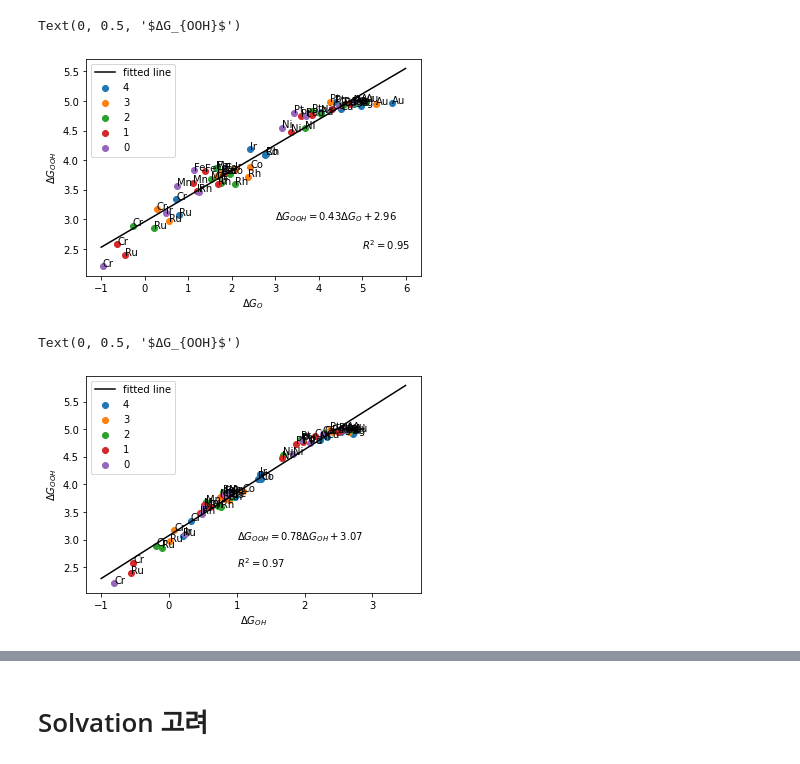
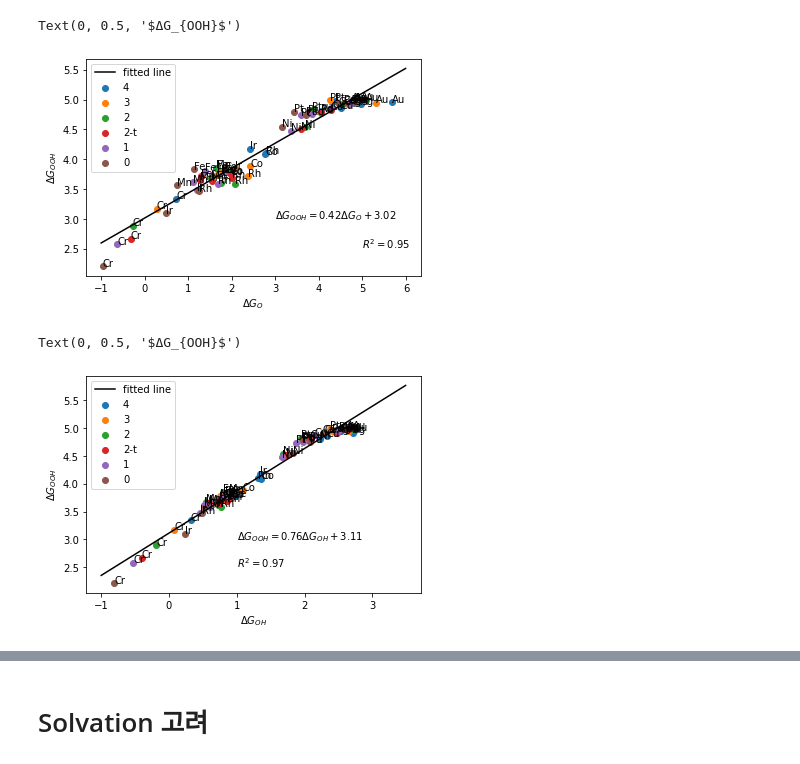
Before and after one commit to hjyang2798/CER_repository_CCEL, a Jupyter notebook: pyrollic.ipynb, the cells around one changed output, grey strips where cells are left out. Drawn from its saved outputs; the diff is of its cells as text; code cells hidden in the pictures.

```diff
--- a/pyrollic.ipynb
+++ b/pyrollic.ipynb
@@ -159,0 +148,14 @@ p5 = [p5n4,p5n3,p5n2,p5n1,p5n0]
+# %%
+p5n3=p5n3.drop(185)
+p5n3=p5n3.drop(184)
+p5n3=p5n3.drop(189)
+
+p5 = [p5n4,p5n3,p5n2,p5n2t,p5n1,p5n0]
+for i in p5 :
+    a = list(i['G_OH']-1.23)
+    b =list(i['G_O']-i['G_OH']-1.23)
+    c = list(i['G_OOH']-i['G_O']-1.23)
+    d = list(4.92-i['G_OOH']-1.23)
+
+    i['Over_OER'] = np.max([a,b,c,d],axis=0)
+p5n0
@@ -159,0 +180,10 @@ p5 = [p5n4,p5n3,p5n2,p5n1,p5n0]
+# %%
+drop_M = ['Tc','Re','Os','Mo',"W",'Ru']
+p5_drop = []
+for i in p5 :
+    for j in drop_M :
+        i = i[i['M'] != j]
+    p5_drop.append(i)
+
+
+p5_drop[1]
@@ -159,0 +205,12 @@ p5 = [p5n4,p5n3,p5n2,p5n1,p5n0]
+# %%
+for i in p5_drop :
+    print(i.values)
+    for j in i.values :
+        Gcl = j[3]
+        Go = j[4]
+        Goh = j[5]
+        Gooh = j[6]
+        name = 'pyrollic %sN$_%d$C' %(j[2],j[1])
+        print(Gcl, Go, Goh, Gooh, name)
+
+        surface_pourbaix_bar(Gcl,Goh,Go,Gooh,name)
@@ -160,6 +263,6 @@ p5 = [p5n4,p5n3,p5n2,p5n1,p5n0]
 # %%
 x_n, y_n = np.array([]), np.array([])
-for i in p5 :
+for i in p5_drop :
     plt.scatter(list(i['G_O']),list(i['G_OH']),label=list(i['#of N'])[0])
     x_n = np.append(x_n,np.array(i['G_O']))
     y_n = np.append(y_n,np.array(i['G_OH']))
@@ -168,14 +271,14 @@ for i in p5 :
     #x.append(list(i['G_O']))
     #y.append(list(i['G_Cl']))
 
-
+print(x_n)
 
 
 plt.xlabel('$ΔG_O$')
 plt.ylabel('$ΔG_{OH}$')
 
 res = stats.linregress(x_n, y_n)
-
+print(res)
 x_fit = np.arange(-1,6,0.01)
 y_fit = res.intercept + res.slope* x_fit
 
@@ -190,37 +300,37 @@ plt.legend()
 # %%
 x_n = []
 y_n = []
-for i in p5 :
+for i in p5_drop :
     plt.scatter(list(i['G_O']),list(i['G_OOH']),label=list(i['#of N'])[0])
     x_n = np.append(x_n,np.array(i['G_O']))
     y_n = np.append(y_n,np.array(i['G_OOH']))
     for j in range(len(i)) :
         plt.text(list(i['G_O'])[j],list(i['G_OOH'])[j],list(i['M'])[j])
     #x.append(list(i['G_O']))
     #y.append(list(i['G_Cl']))
 
 
 res2 = stats.linregress(x_n, y_n)
 
 x_fit = np.arange(-1,6,0.01)
 y_fit = res2.intercept + res2.slope* x_fit
 
 
 plt.plot(x_fit,y_fit,label='fitted line',color='black')
 plt.text( 3,3 ,'$ΔG_{OOH} = %.2f ΔG_O + %.2f $' %(res2.slope, res2.intercept))
 plt.text( 5,2.5 ,'$R^2 = %.2f$' %res2.rvalue**2)
 
 
 plt.legend()
 plt.xlabel('$ΔG_O$')
 plt.ylabel('$ΔG_{OOH}$')
 # %% [output]
 Text(0, 0.5, '$ΔG_{OOH}$')
-[figure, old version]
+[figure, new version]
 # %%
 x_n = []
 y_n = []
-for i in p5 :
+for i in p5_drop :
     plt.scatter(list(i['G_OH']),list(i['G_OOH']),label=list(i['#of N'])[0])
     x_n = np.append(x_n,np.array(i['G_OH']))
     y_n = np.append(y_n,np.array(i['G_OOH']))
@@ -246,7 +356,7 @@ plt.xlabel('$ΔG_{OH}$')
 plt.ylabel('$ΔG_{OOH}$')
 # %% [output]
 Text(0, 0.5, '$ΔG_{OOH}$')
-[figure, old version]
+[figure, new version]
 # %%
 def func2(x, b):
     return x + b
```
Also changed, not shown: parts of 36 cells of this notebook, 1 other file.
